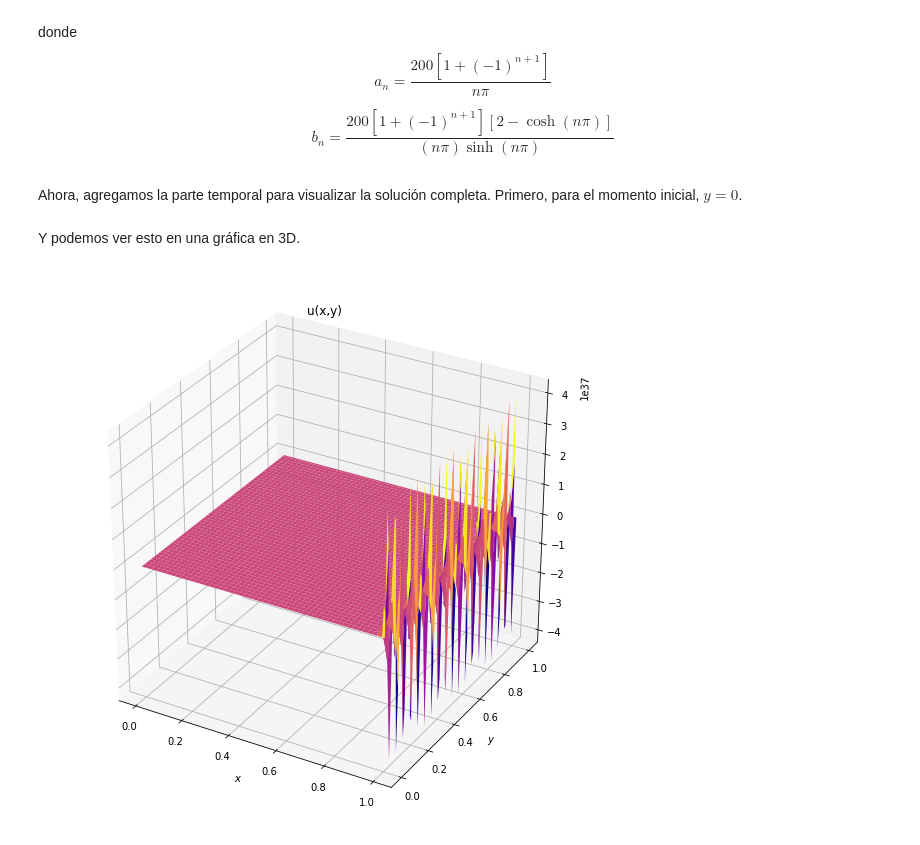
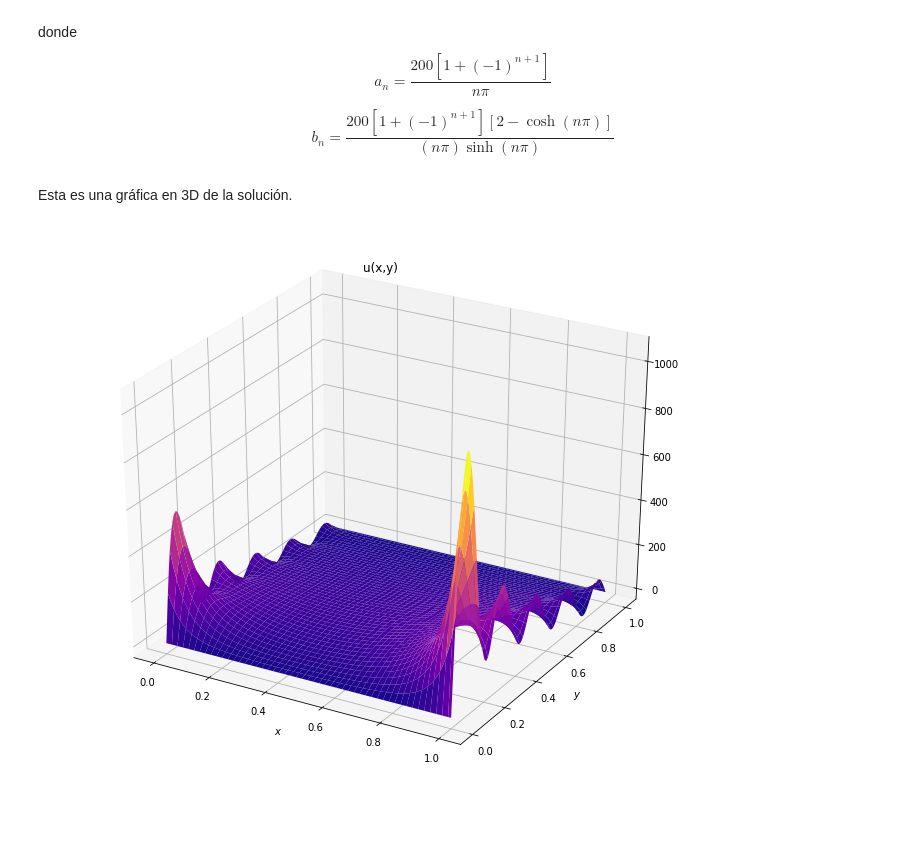
Before and after one commit to AngelicaYazGarEs/EDPI, a Jupyter notebook: Dirichlet_01.ipynb, the cells around one changed output. Drawn from its saved outputs; the diff is of its cells as text; code cells hidden in the pictures; blank space fills up the shorter version.

```diff
--- a/Dirichlet_01.ipynb
+++ b/Dirichlet_01.ipynb
@@ -16,34 +16,34 @@ $$a_n=\frac{200 [ 1+(-1)^{n+1}]}{n \pi}$$
 $$b_n=\frac{200[1+(-1)^{n+1}][2- \cosh (n \pi)]}{(n \pi) \sinh (n\pi)}$$
 # %%
 from pylab import *
-# %% [markdown]
-Ahora, agregamos la parte temporal para visualizar la solución completa. Primero, para el momento inicial, $y=0$.
 # %%
 x = linspace(0,1.0,100)
 y = linspace(0,1.0,100)
 # %%
 def u_x_y(x,y):
-    N=50
+    N = 10
     f = zeros ((len(x),len(y)))
     for i in range(len(y)):
         for n in range(1,N):
-          f[:,i] += sin(n*pi*x)*((200*(1+(-1)^(n+1)))/(n*pi)*cosh(n*pi*y[i])+(200*(1+(-1)^(n+1))*(2-cosh(n*pi)))/((n*pi)*sinh(n*pi))*sinh(n*pi*y[i]))
+          a = (200*(1+(-1)^(n+1)))/(n*pi)
+          b = (200*(1+(-1)^(n+1))*(2-cosh(n*pi)))/((n*pi)*sinh(n*pi))
+          f[:,i] += sin(n*pi*x)*(a*cosh(n*pi*y[i])+b*sinh(n*pi*y[i]))
     return f
-# %% [markdown]
-Y podemos ver esto en una gráfica en 3D.
+# %% [markdown]
+Esta es una gráfica en 3D de la solución.
 # %%
 #%matplotlib notebook
 from mpl_toolkits.mplot3d import Axes3D
 
-fig = plt.figure(figsize=(10,10))
+fig = plt.figure(figsize=(12,10))
 ax = fig.add_subplot(111, projection="3d")
 
 X,Y = np.meshgrid(x,y)
 
 U = u_x_y(x,y)
 
 plt.xlabel('$x$'); plt.ylabel('$y$');
 plt.title("u(x,y)")
 ax.plot_surface(X, Y, U, cmap="plasma"); #Otros colores:"viridis", "inferno", "plasma"
 # %% [output]
-[figure, old version]
+[figure, new version]
```
